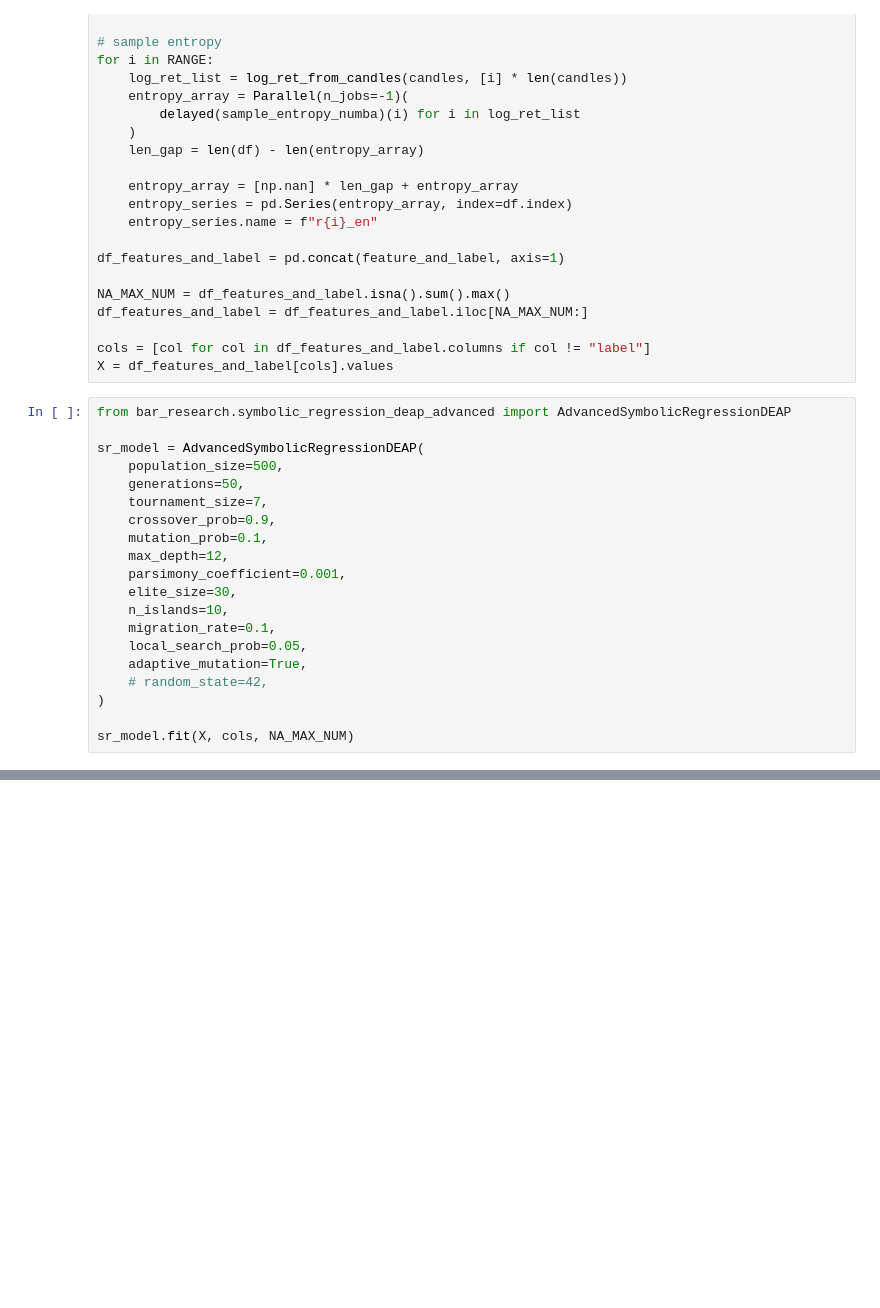
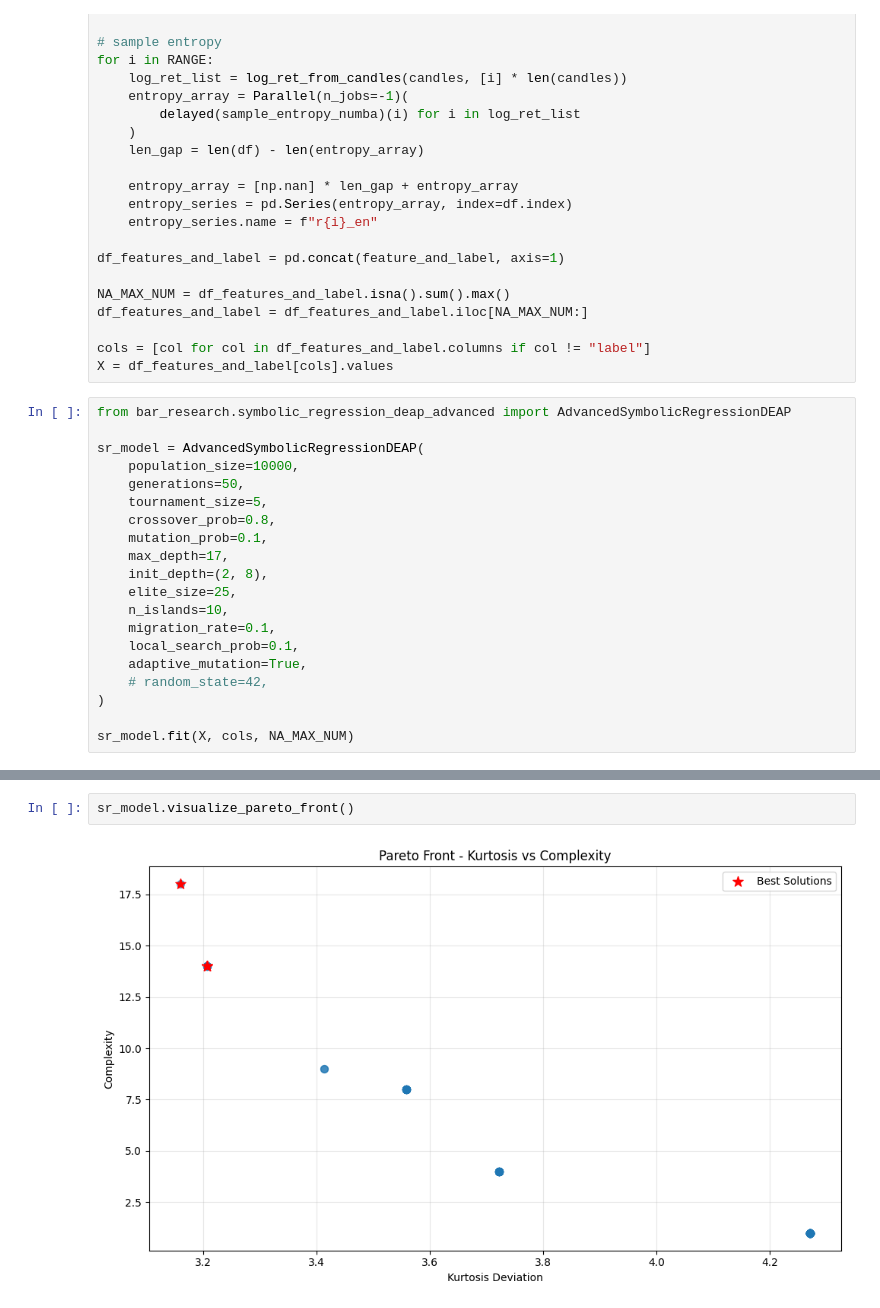
Before and after one commit to ArtiPyHeart/jesse-trade, a Jupyter notebook: bar_deap_research.ipynb, the cells around one changed output, grey strips where cells are left out. Saved outputs shown, nothing was run; the diff lists cells and outputs as text; blank space fills up the shorter version.

```diff
--- a/bar_deap_research.ipynb
+++ b/bar_deap_research.ipynb
@@ -74,17 +74,17 @@ X = df_features_and_label[cols].values
 from bar_research.symbolic_regression_deap_advanced import AdvancedSymbolicRegressionDEAP
 
 sr_model = AdvancedSymbolicRegressionDEAP(
-    population_size=500,
+    population_size=10000,
     generations=50,
-    tournament_size=7,
-    crossover_prob=0.9,
+    tournament_size=5,
+    crossover_prob=0.8,
     mutation_prob=0.1,
-    max_depth=12,
-    parsimony_coefficient=0.001,
-    elite_size=30,
+    max_depth=17,
+    init_depth=(2, 8),
+    elite_size=25,
     n_islands=10,
     migration_rate=0.1,
-    local_search_prob=0.05,
+    local_search_prob=0.1,
     adaptive_mutation=True,
     # random_state=42,
 )
@@ -118,0 +126,4 @@ for i in sr_model.get_best_expressions(10):
+# %%
+sr_model.visualize_pareto_front()
+# %% [output]
+[figure, added]
```
Also changed, not shown: parts of 4 cells of this notebook, 2 other files.
